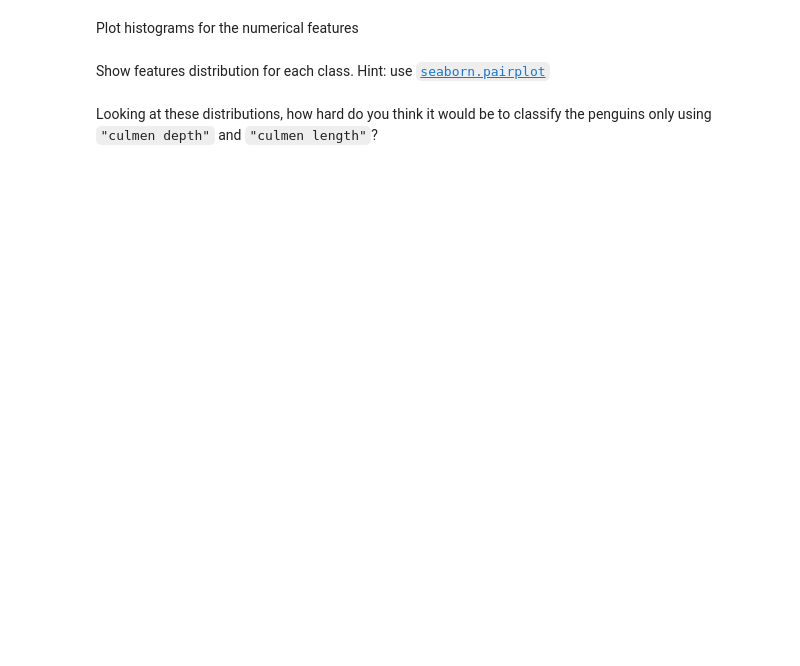
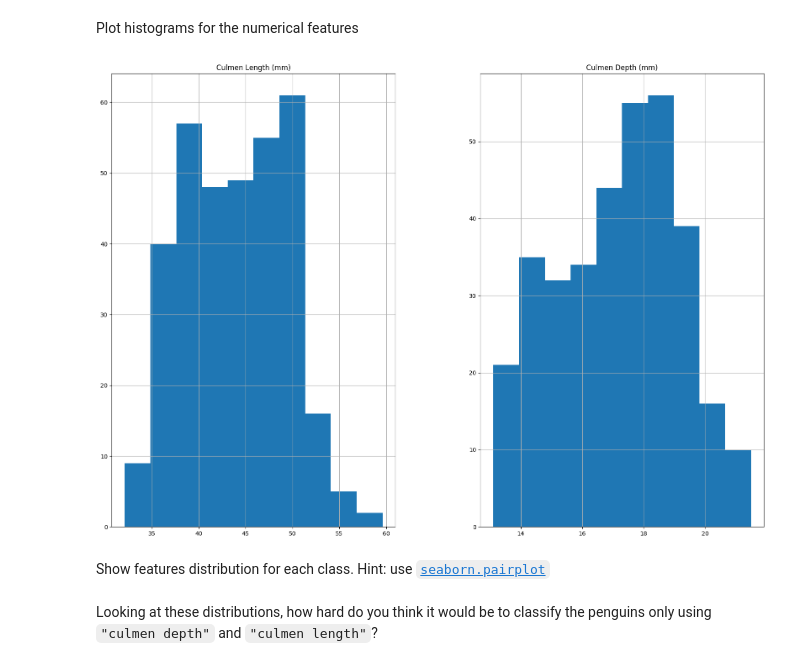
Before and after one commit to Luluhmm/week3ML, a Jupyter notebook: M1.01.ipynb, the cells around one changed output. Saved outputs shown, nothing was run; the diff lists cells and outputs as text; code cells hidden in the pictures; blank space fills up the shorter version.

Commit message:
histogram for numrical features

```diff
--- a/M1.01.ipynb
+++ b/M1.01.ipynb
@@ -115,3 +104,7 @@ Plot histograms for the numerical features
+# %%
+_ = penguins.hist(figsize=(20, 14))
+# %% [output]
+[figure, added]
 # %% [markdown]
 Show features distribution for each class. Hint: use
 [`seaborn.pairplot`](https://seaborn.pydata.org/generated/seaborn.pairplot.html)
```
Also changed, not shown: parts of 4 cells of this notebook.
